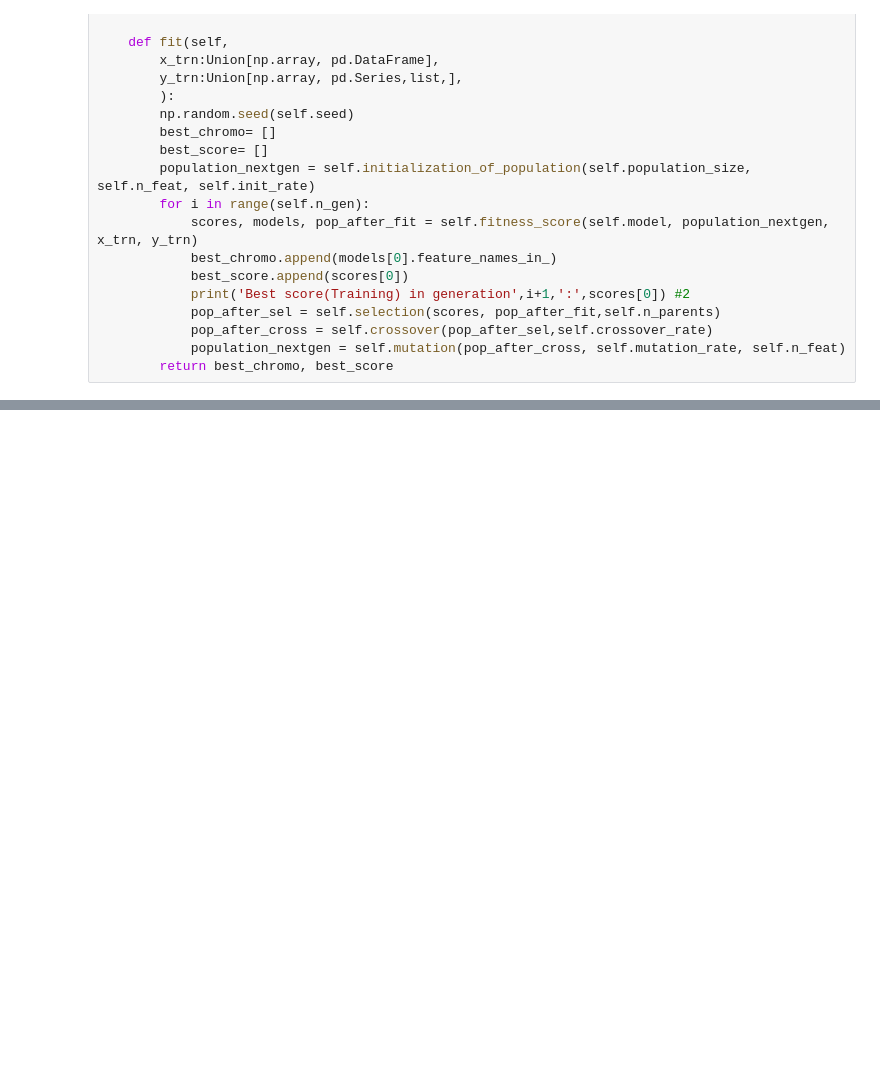
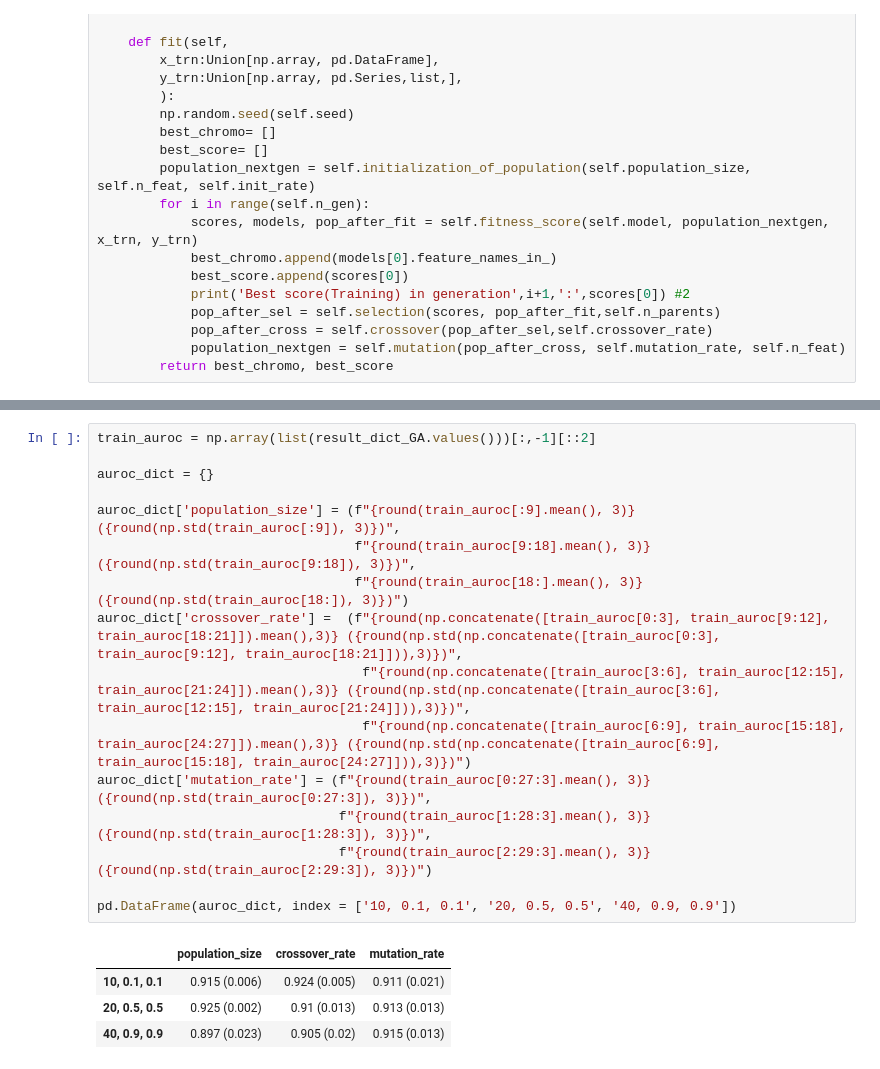
Before and after one commit to umkiyoung/MultivariateAnalysis, a Jupyter notebook: Assignments/Assignment_2/LogisticRegression_heart.ipynb, the cells around one changed output, grey strips where cells are left out. Drawn from its saved outputs; the diff is of its cells as text; blank space fills up the shorter version.

```diff
--- a/Assignments/Assignment_2/LogisticRegression_heart.ipynb
+++ b/Assignments/Assignment_2/LogisticRegression_heart.ipynb
@@ -2352,0 +2415,21 @@ Model : Genetic_Algorithm_Prob
+# %%
+train_auroc = np.array(list(result_dict_GA.values()))[:,-1][::2]
+
+auroc_dict = {}
+
+auroc_dict['population_size'] = (f"{round(train_auroc[:9].mean(), 3)} ({round(np.std(train_auroc[:9]), 3)})",
+                                 f"{round(train_auroc[9:18].mean(), 3)} ({round(np.std(train_auroc[9:18]), 3)})",
+                                 f"{round(train_auroc[18:].mean(), 3)} ({round(np.std(train_auroc[18:]), 3)})")
+auroc_dict['crossover_rate'] =  (f"{round(np.concatenate([train_auroc[0:3], train_auroc[9:12], train_auroc[18:21]]).mean(),3)} ({round(np.std(np.concatenate([train_auroc[0:3], train_auroc[9:12], train_auroc[18:21]])),3)})",
+                                  f"{round(np.concatenate([train_auroc[3:6], train_auroc[12:15], train_auroc[21:24]]).mean(),3)} ({round(np.std(np.concatenate([train_auroc[3:6], train_auroc[12:15], train_auroc[21:24]])),3)})",
+                                  f"{round(np.concatenate([train_auroc[6:9], train_auroc[15:18], train_auroc[24:27]]).mean(),3)} ({round(np.std(np.concatenate([train_auroc[6:9], train_auroc[15:18], train_auroc[24:27]])),3)})")
+auroc_dict['mutation_rate'] = (f"{round(train_auroc[0:27:3].mean(), 3)} ({round(np.std(train_auroc[0:27:3]), 3)})",
+                               f"{round(train_auroc[1:28:3].mean(), 3)} ({round(np.std(train_auroc[1:28:3]), 3)})",
+                               f"{round(train_auroc[2:29:3].mean(), 3)} ({round(np.std(train_auroc[2:29:3]), 3)})")
+
+pd.DataFrame(auroc_dict, index = ['10, 0.1, 0.1', '20, 0.5, 0.5', '40, 0.9, 0.9'])
+# %% [output]
+|  | population_size | crossover_rate | mutation_rate |
+| 10, 0.1, 0.1 | 0.915 (0.006) | 0.924 (0.005) | 0.911 (0.021) |
+| 20, 0.5, 0.5 | 0.925 (0.002) | 0.91 (0.013) | 0.913 (0.013) |
+| 40, 0.9, 0.9 | 0.897 (0.023) | 0.905 (0.02) | 0.915 (0.013) |
```
Also changed, not shown: parts of 10 cells of this notebook.
